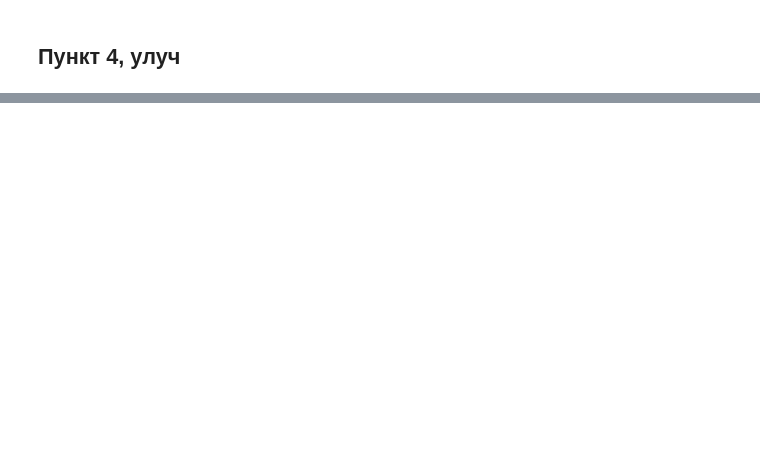
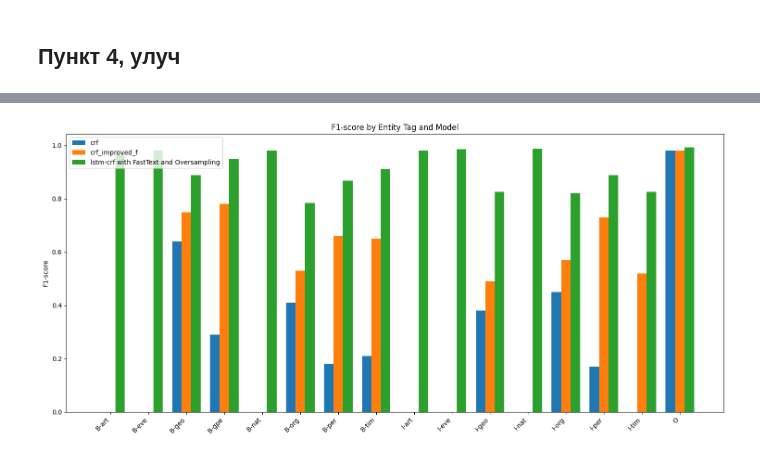
Before and after one commit to BardRimon/Study, a Jupyter notebook: Introduction_in_NLP/Задание_6_Александр_Клюкин.ipynb.ipynb, the cells around one changed output, grey strips where cells are left out. Saved outputs shown, nothing was run; the diff lists cells and outputs as text; code cells hidden in the pictures; blank space fills up the shorter version.

```diff
--- a/Introduction_in_NLP/Задание_6_Александр_Клюкин.ipynb.ipynb
+++ b/Introduction_in_NLP/Задание_6_Александр_Клюкин.ipynb.ipynb
@@ -434,5 +459,6 @@ CRF(algorithm='lbfgs', all_possible_transitions=True, c1=0.1, c2=0.1,
 # %%
 y_pred = crf_improved.predict(X_test)
 print(metrics.flat_f1_score(y_test, y_pred, average='weighted'))
-print(metrics.flat_classification_report(y_test, y_pred))
+metrics_crf_imporved = metrics.flat_classification_report(y_test, y_pred)
+print(metrics_crf_imporved)
 # %% [output]
@@ -1301,0 +620,17 @@ for skill, count in top_5_skills_lstm_crf:
+# %%
+# === Обучение ===
+model = BiLSTM_CRF(len(word2idx), len(tag2idx), EMBEDDING_DIM, HIDDEN_DIM, embedding_matrix).to(device)
+optimizer = torch.optim.Adam(model.parameters(), lr=0.001)
+
+for epoch in range(EPOCHS):
+    model.train()
+    total_loss = 0
+    for batch_x, batch_y in tqdm(train_loader, desc=f"Epoch {epoch+1}"):
+        batch_x, batch_y = batch_x.to(device), batch_y.to(device)
+        mask = batch_x != 0
+        loss = model.loss(batch_x, batch_y, mask)
+        optimizer.zero_grad()
+        loss.backward()
+        optimizer.step()
+        total_loss += loss.item()
+    print(f"[Epoch {epoch+1}] Loss: {total_loss:.4f}")
@@ -1301,0 +687,50 @@ for skill, count in top_5_skills_lstm_crf:
+# %%
+import matplotlib.pyplot as plt
+import numpy as np
+def parse_classification_report(report):
+    lines = report.split('\n')
+    metrics_dict = {}
+    for line in lines[2:-5]:  # Skip header and footer lines
+        if line.strip():
+            parts = line.split()
+            if len(parts) >= 5:
+                label = parts[0]
+                precision = float(parts[1])
+                recall = float(parts[2])
+                f1_score = float(parts[3])
+                support = int(parts[4])
+                metrics_dict[label] = {'precision': precision, 'recall': recall, 'f1-score': f1_score, 'support': support}
+    return metrics_dict
+
+metrics_crf_dict = parse_classification_report(metrics_crf)
+metrics_crf_improved_dict = parse_classification_report(metrics_crf_imporved)
+metrics_lstm_dict = parse_classification_report(metric_lstm)
+
+labels = sorted(list(set(list(metrics_crf_dict.keys()) + list(metrics_crf_improved_dict.keys()) + list(metrics_lstm_dict.keys()))))
+
+# Filter out labels with very low support that might skew the plot
+labels_to_plot = [label for label in labels if metrics_crf_dict.get(label, {}).get('support', 0) > 50 or metrics_crf_improved_dict.get(label, {}).get('support', 0) > 50 or metrics_lstm_dict.get(label, {}).get('support', 0) > 50]
+
+f1_crf = [metrics_crf_dict.get(label, {}).get('f1-score', 0) for label in labels_to_plot]
+f1_crf_improved = [metrics_crf_improved_dict.get(label, {}).get('f1-score', 0) for label in labels_to_plot]
+f1_lstm = [metrics_lstm_dict.get(label, {}).get('f1-score', 0) for label in labels_to_plot]
+
+
+x = np.arange(len(labels_to_plot))
+width = 0.25
+
+fig, ax = plt.subplots(figsize=(15, 7))
+rects1 = ax.bar(x - width, f1_crf, width, label='crf')
+rects2 = ax.bar(x, f1_crf_improved, width, label='crf_improved_f')
+rects3 = ax.bar(x + width, f1_lstm, width, label='lstm-crf with FastText and Oversampling')
+
+ax.set_ylabel('F1-score')
+ax.set_title('F1-score by Entity Tag and Model')
+ax.set_xticks(x)
+ax.set_xticklabels(labels_to_plot, rotation=45, ha='right')
+ax.legend()
+
+fig.tight_layout()
+plt.show()
+# %% [output]
+[figure, added]
```
Also changed, not shown: parts of 30 cells of this notebook.
